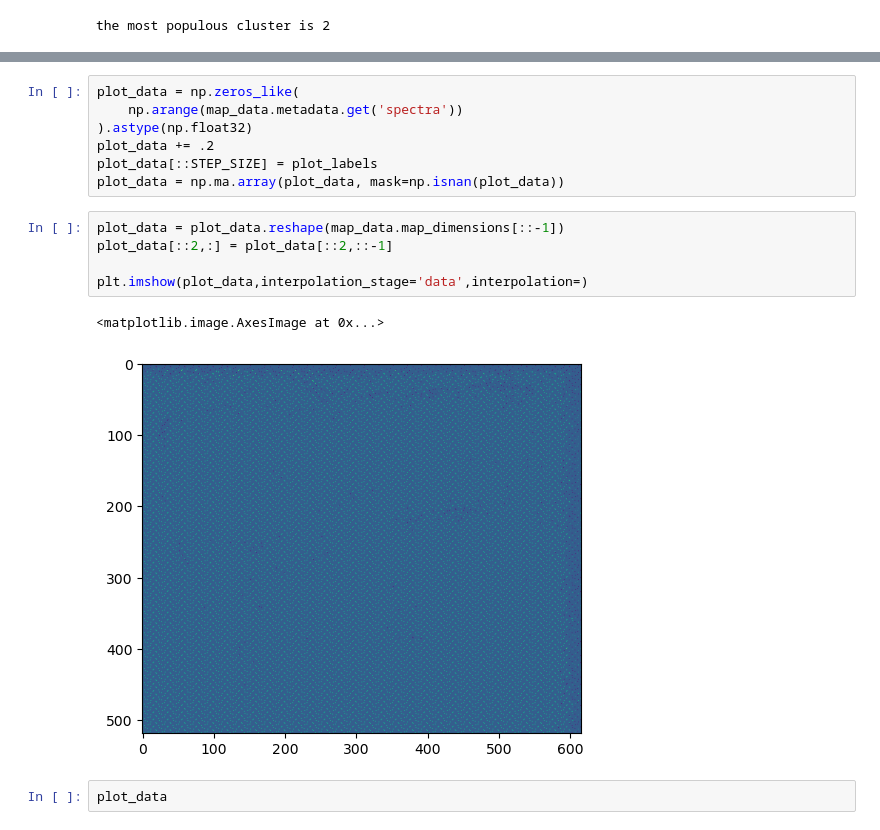
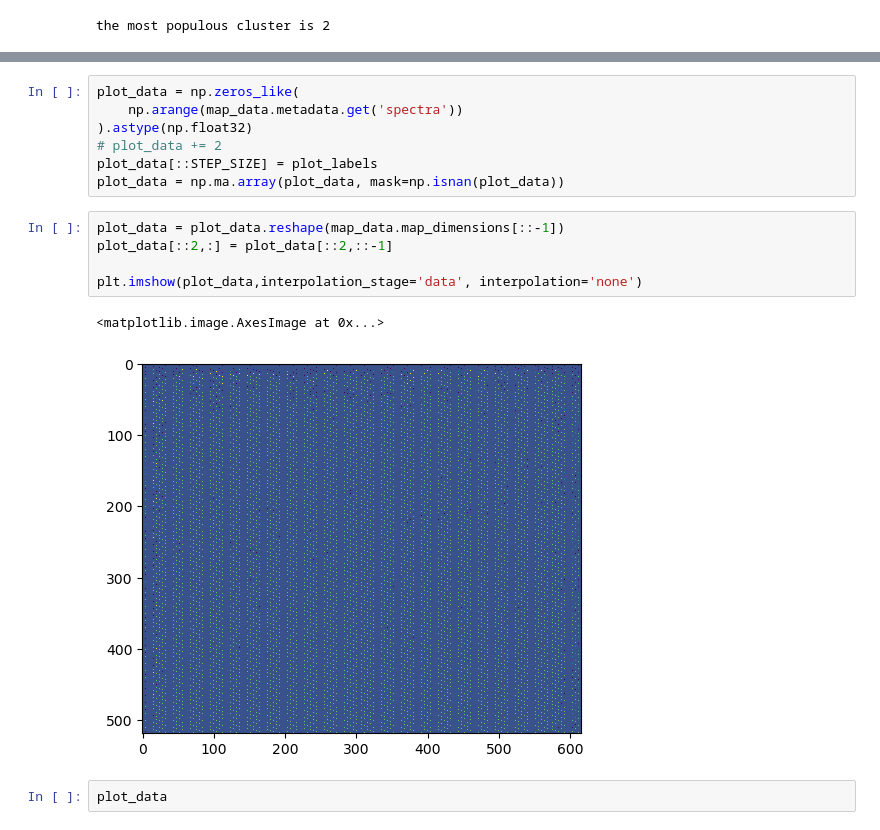
Before and after one commit to ekepes112/libs_segmentation, a Jupyter notebook: notebooks/EXP_fullSpectralClustering.ipynb, the cells around one changed output, grey strips where cells are left out. Saved outputs shown, nothing was run; the diff lists cells and outputs as text.

```diff
--- a/notebooks/EXP_fullSpectralClustering.ipynb
+++ b/notebooks/EXP_fullSpectralClustering.ipynb
@@ -149,17 +178,17 @@ plot_pca_scores(
 plot_data = np.zeros_like(
     np.arange(map_data.metadata.get('spectra'))
 ).astype(np.float32)
-plot_data += .2
+# plot_data += 2
 plot_data[::STEP_SIZE] = plot_labels
 plot_data = np.ma.array(plot_data, mask=np.isnan(plot_data))
 # %%
 plot_data = plot_data.reshape(map_data.map_dimensions[::-1])
 plot_data[::2,:] = plot_data[::2,::-1]
 
-plt.imshow(plot_data,interpolation_stage='data',interpolation=)
+plt.imshow(plot_data,interpolation_stage='data', interpolation='none')
 # %% [output]
 <matplotlib.image.AxesImage at 0x...>
-[figure, old version]
+[figure, new version]
 # %%
 plot_data
 # %% [output]
```
Also changed, not shown: parts of 6 cells of this notebook.
